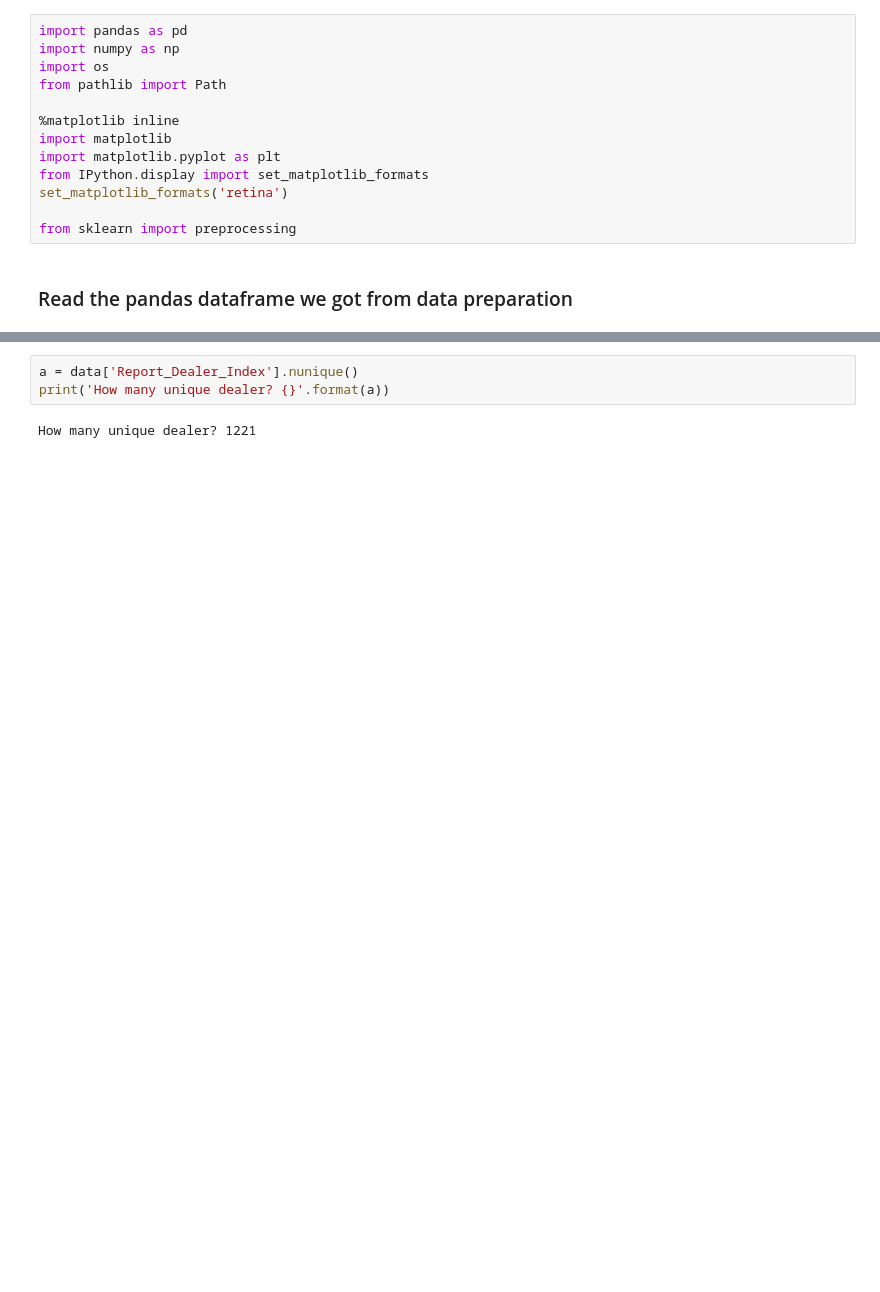
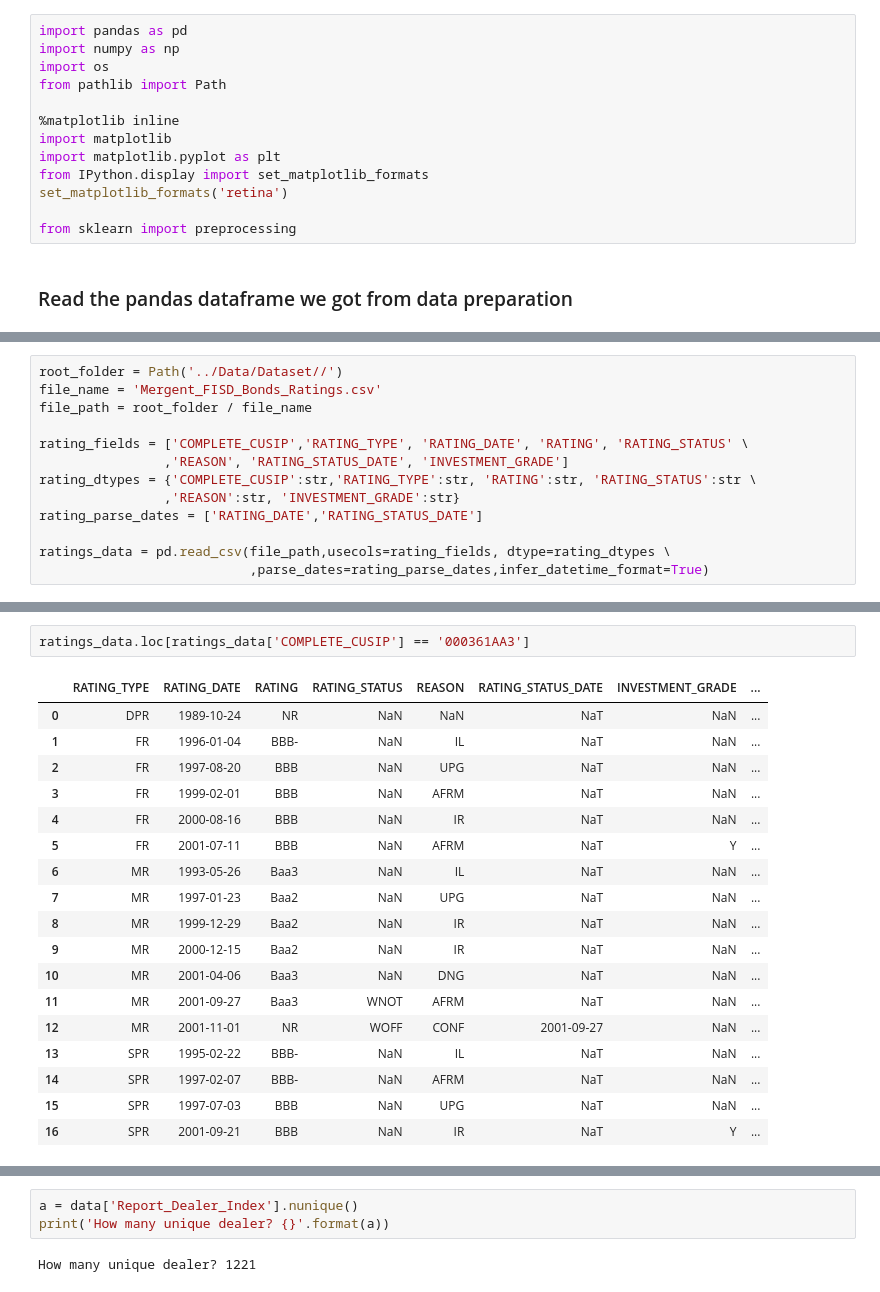
Before and after one commit to raymond180/FINRA_TRACE, a Jupyter notebook: Notebooks/data_analysis.ipynb, the cells around one changed output, grey strips where cells are left out. Cells and saved outputs as stored; diff of their text form; blank space fills up the shorter version.

```diff
--- a/Notebooks/data_analysis.ipynb
+++ b/Notebooks/data_analysis.ipynb
@@ -21,3 +21,16 @@ file_name = 'TRACE2014_jinming'
 file_path = root_folder / file_name
 
 data = pd.read_pickle(file_path)
+# %%
+root_folder = Path('../Data/Dataset//')
+file_name = 'Mergent_FISD_Bonds_Ratings.csv'
+file_path = root_folder / file_name
+
+rating_fields = ['COMPLETE_CUSIP','RATING_TYPE', 'RATING_DATE', 'RATING', 'RATING_STATUS' \
+                ,'REASON', 'RATING_STATUS_DATE', 'INVESTMENT_GRADE']
+rating_dtypes = {'COMPLETE_CUSIP':str,'RATING_TYPE':str, 'RATING':str, 'RATING_STATUS':str \
+                ,'REASON':str, 'INVESTMENT_GRADE':str}
+rating_parse_dates = ['RATING_DATE','RATING_STATUS_DATE']
+
+ratings_data = pd.read_csv(file_path,usecols=rating_fields, dtype=rating_dtypes \
+                           ,parse_dates=rating_parse_dates,infer_datetime_format=True)
@@ -24,3 +46,24 @@ data = pd.read_pickle(file_path)
+# %%
+ratings_data.loc[ratings_data['COMPLETE_CUSIP'] == '000361AA3']
+# %% [output]
+|  | RATING_TYPE | RATING_DATE | RATING | RATING_STATUS | REASON | RATING_STATUS_DATE | INVESTMENT_GRADE | ... |
+| 0 | DPR | 1989-10-24 | NR | NaN | NaN | NaT | NaN | ... |
+| 1 | FR | 1996-01-04 | BBB- | NaN | IL | NaT | NaN | ... |
+| 2 | FR | 1997-08-20 | BBB | NaN | UPG | NaT | NaN | ... |
+| 3 | FR | 1999-02-01 | BBB | NaN | AFRM | NaT | NaN | ... |
+| 4 | FR | 2000-08-16 | BBB | NaN | IR | NaT | NaN | ... |
+| 5 | FR | 2001-07-11 | BBB | NaN | AFRM | NaT | Y | ... |
+| 6 | MR | 1993-05-26 | Baa3 | NaN | IL | NaT | NaN | ... |
+| 7 | MR | 1997-01-23 | Baa2 | NaN | UPG | NaT | NaN | ... |
+| 8 | MR | 1999-12-29 | Baa2 | NaN | IR | NaT | NaN | ... |
+| 9 | MR | 2000-12-15 | Baa2 | NaN | IR | NaT | NaN | ... |
+| 10 | MR | 2001-04-06 | Baa3 | NaN | DNG | NaT | NaN | ... |
+| 11 | MR | 2001-09-27 | Baa3 | WNOT | AFRM | NaT | NaN | ... |
+| 12 | MR | 2001-11-01 | NR | WOFF | CONF | 2001-09-27 | NaN | ... |
+| 13 | SPR | 1995-02-22 | BBB- | NaN | IL | NaT | NaN | ... |
+| 14 | SPR | 1997-02-07 | BBB- | NaN | AFRM | NaT | NaN | ... |
+| 15 | SPR | 1997-07-03 | BBB | NaN | UPG | NaT | NaN | ... |
+| 16 | SPR | 2001-09-21 | BBB | NaN | IR | NaT | Y | ... |
 # %%
 data.head()
 # %% [output]
```
Also changed, not shown: parts of 4 cells of this notebook, 2 other files.
